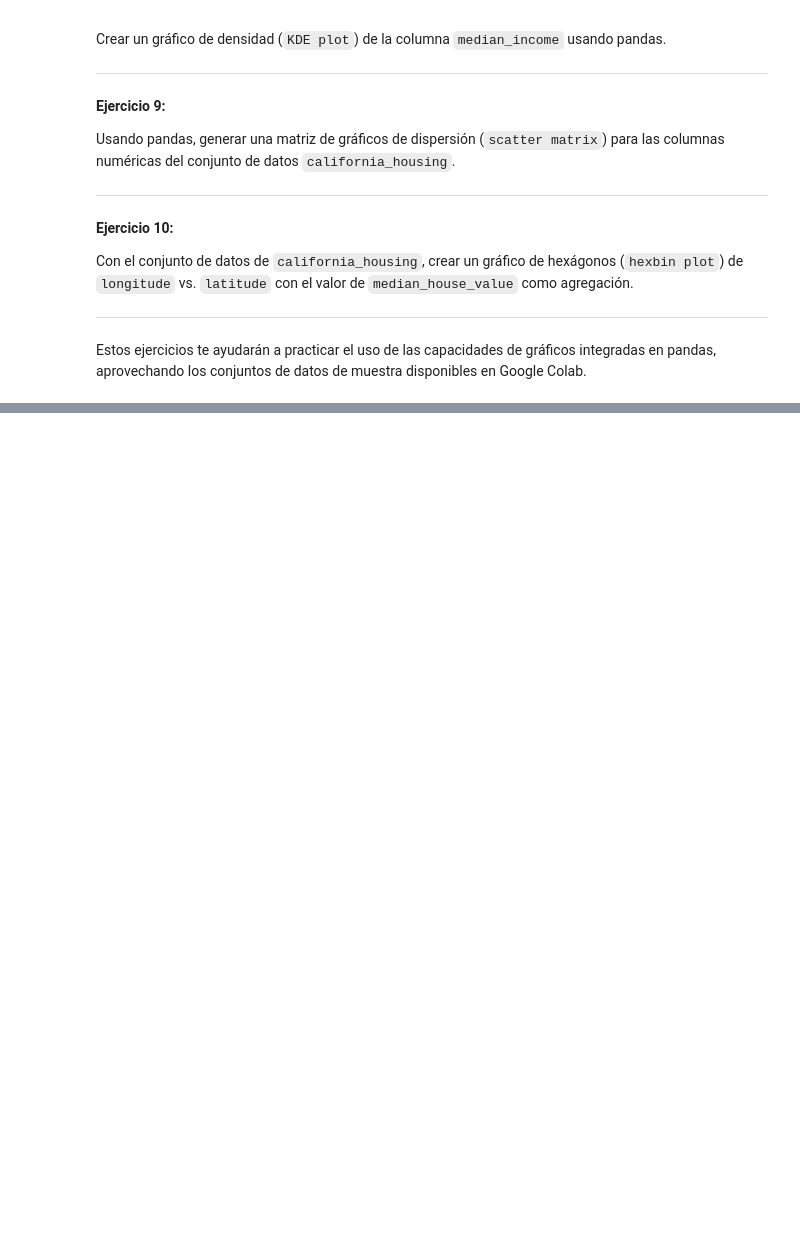
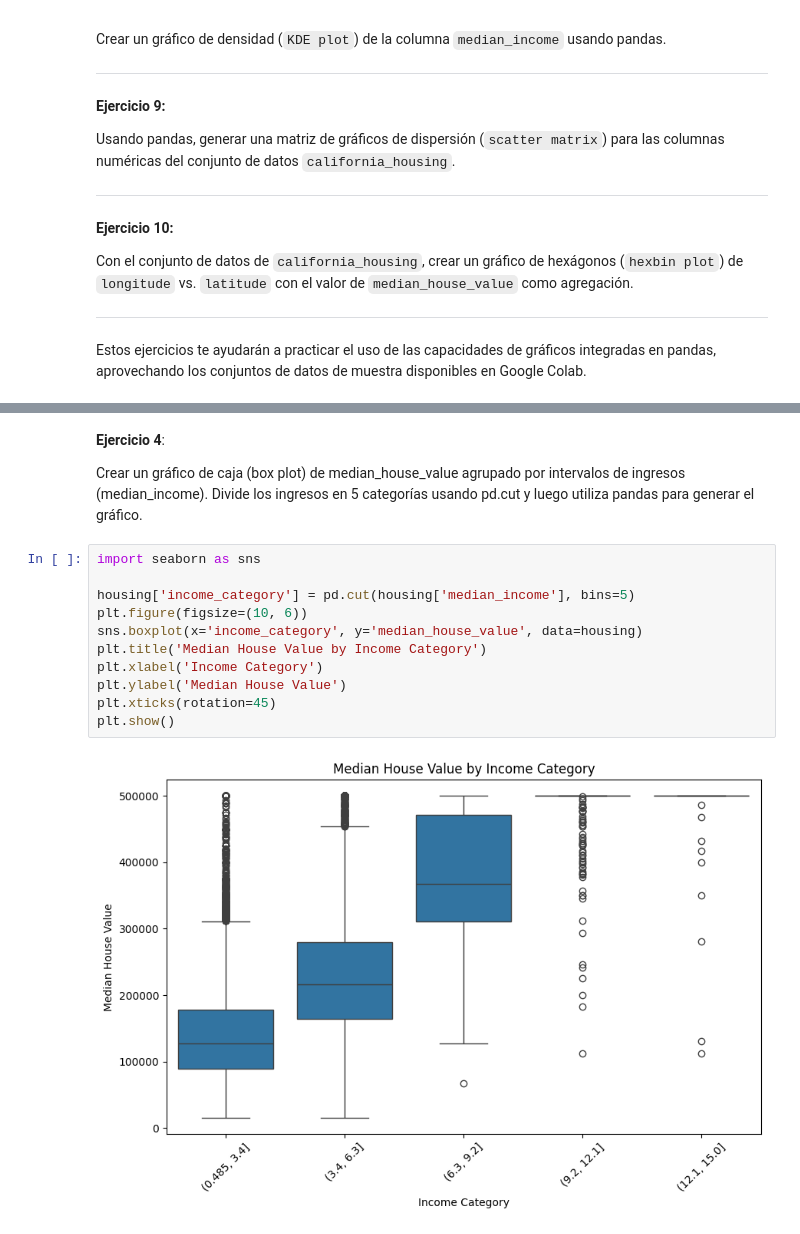
Before and after one commit to edithavalos/react-crud-app, a Jupyter notebook: ejercicios_pandas_02.ipynb, the cells around one changed output, grey strips where cells are left out. Saved outputs shown, nothing was run; the diff lists cells and outputs as text; blank space fills up the shorter version.

```diff
--- a/ejercicios_pandas_02.ipynb
+++ b/ejercicios_pandas_02.ipynb
@@ -72,0 +112,17 @@ Usando el conjunto de datos combinado de california_housing_train.csv y californ
+# %% [markdown]
+**Ejercicio 4**:
+
+Crear un gráfico de caja (box plot) de median_house_value agrupado por intervalos de ingresos (median_income). Divide los ingresos en 5 categorías usando pd.cut y luego utiliza pandas para generar el gráfico.
+# %%
+import seaborn as sns
+
+housing['income_category'] = pd.cut(housing['median_income'], bins=5)
+plt.figure(figsize=(10, 6))
+sns.boxplot(x='income_category', y='median_house_value', data=housing)
+plt.title('Median House Value by Income Category')
+plt.xlabel('Income Category')
+plt.ylabel('Median House Value')
+plt.xticks(rotation=45)
+plt.show()
+# %% [output]
+[figure, added]
```
Also changed, not shown: parts of 18 cells of this notebook.
